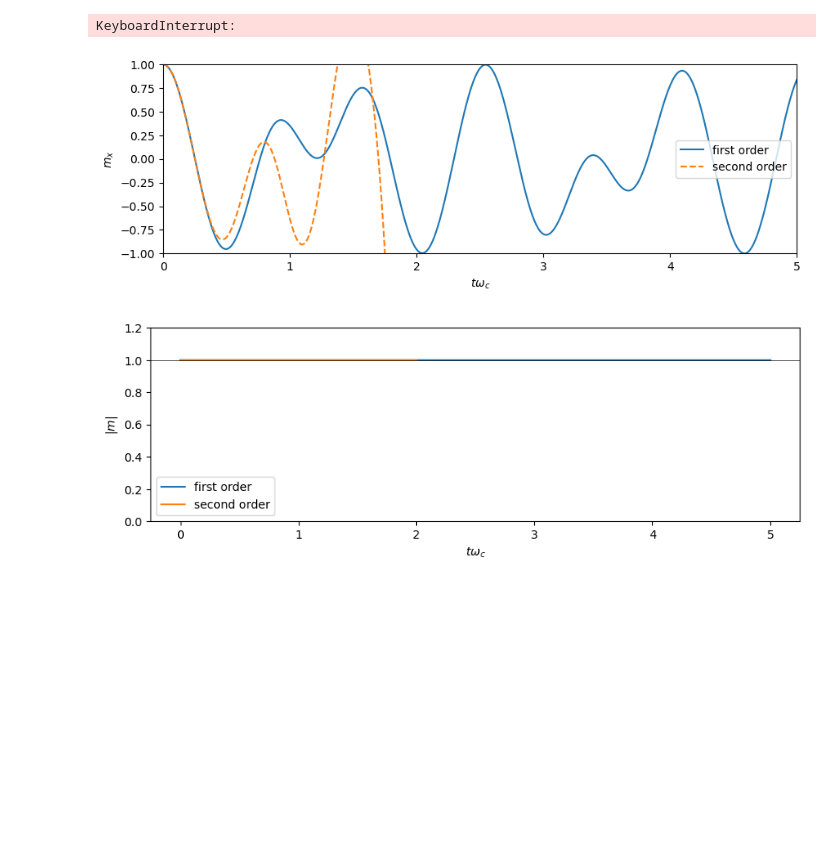
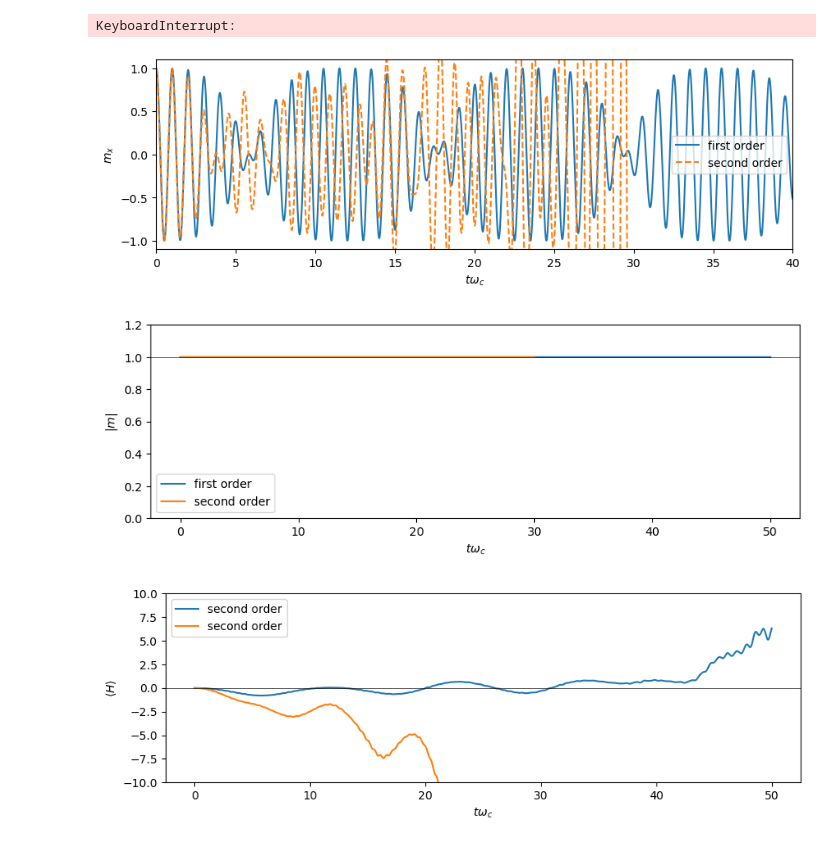
Before and after one commit to chuan97/dicke-dynamics, a Jupyter notebook: first_vs_second_order.ipynb, the cells around one changed output. Drawn from its saved outputs; the diff is of its cells as text; code cells hidden in the pictures; blank space fills up the shorter version.

```diff
--- a/first_vs_second_order.ipynb
+++ b/first_vs_second_order.ipynb
@@ -9,53 +9,63 @@ import classical
 # %%
 plt.rcParams['figure.figsize'] = (10, 3)
 
-tmax = 5
+tmax = 50
 
 wc = 1
 wz = 1 * wc
 lamc = 0.5 * np.sqrt(wc * wz)
-lam = 1.5 * lamc
+lam = 0.1 * lamc
 
 m0 = np.array([1, 0, 0, 0, 0]) # m0 is the state with maximum mx
 #m0 = np.array([0, 0, 1, 0, 0]) # m0 is the state with maximum mz
 
 t_eval = np.linspace(0, tmax, 10000)
-max_step = 0.01
-sol = solve_ivp(classical.Dicke_classical_eqsmot, (0, tmax), m0, method='RK45', args=(2*np.pi * wz, 2*np.pi * wc, 2*np.pi * lam, 0.0), t_eval=t_eval, max_step=max_step)
+max_step = 0.001
+sol = solve_ivp(classical.Dicke_classical_eqsmot, (0, tmax), m0, method='Radau', args=(2*np.pi * wz, 2*np.pi * wc, 2*np.pi * lam, 0.0), t_eval=t_eval, max_step=max_step)
 # %%
 plt.rcParams['figure.figsize'] = (10, 3)
 
-tmax = 1
+tmax = 20
 
 m0 = np.zeros(24)
 m0[0] = 1 # m0 is the state with maximum mx
 m0[5] = 1 # and thus also mx^2
 
 t_eval = np.linspace(0, tmax, 10000)
-max_step = 0.001
-sol_2 = solve_ivp(classical.Dicke_classical_eqsmot_second_order, (0, tmax), m0, method='DOP853', args=(2*np.pi * wz, 2*np.pi * wc, 2*np.pi * lam), t_eval=t_eval, max_step=max_step)
+max_step = 0.01
+sol_2 = solve_ivp(classical.Dicke_classical_eqsmot_second_order, (0, tmax), m0, method='Radau', args=(2*np.pi * wz, 2*np.pi * wc, 2*np.pi * lam), t_eval=t_eval, max_step=max_step)
 # %% [output]
 KeyboardInterrupt:
 # %%
 plt.plot(sol.t, sol.y[0], label='first order')
 plt.plot(sol_2.t, sol_2.y[0], label='second order', ls='dashed')
 plt.ylabel(r'$m_x$')
 plt.xlabel(r'$t \omega_c$')
 start = 0
-window = 5
+window = 40
 plt.xlim(start, start+window)
-plt.ylim(-1, 1)
+plt.ylim(-1.1, 1.1)
 plt.legend()
 plt.show()
 
 plt.plot(sol.t, np.linalg.norm(sol.y[:3], axis=0), label='first order')
 plt.plot(sol_2.t, np.sqrt(sol_2.y[5] + sol_2.y[11] + sol_2.y[17]), label='second order')
 plt.ylabel(r'$|m|$')
 plt.xlabel(r'$t \omega_c$')
 plt.axhline(1.0, c='k', lw=0.5)
 plt.ylim(0., 1.2)
 plt.legend()
 plt.show()
+
+plt.plot(sol.t, wz*sol.y[2] + 0.25*wc*(sol_2.y[3]**2 + sol_2.y[4]**2) + 2*lam*sol.y[0]*sol.y[3], label='second order')
+plt.plot(sol_2.t, wz*sol_2.y[2] + 0.25*wc*(sol_2.y[3]**2 + sol_2.y[4]**2) + 2*lam*sol_2.y[0]*sol_2.y[3], label='second order')
+plt.ylabel(r'$\langle H \rangle$')
+plt.xlabel(r'$t \omega_c$')
+plt.axhline(0.0, c='k', lw=0.5)
+plt.ylim(-10, 10)
+plt.legend()
+plt.show()
 # %% [output]
-[figure, old version]
+[figure, new version]
-[figure, old version]
+[figure, new version]
+[figure, added]
```
Also changed, not shown: 2 other files.
